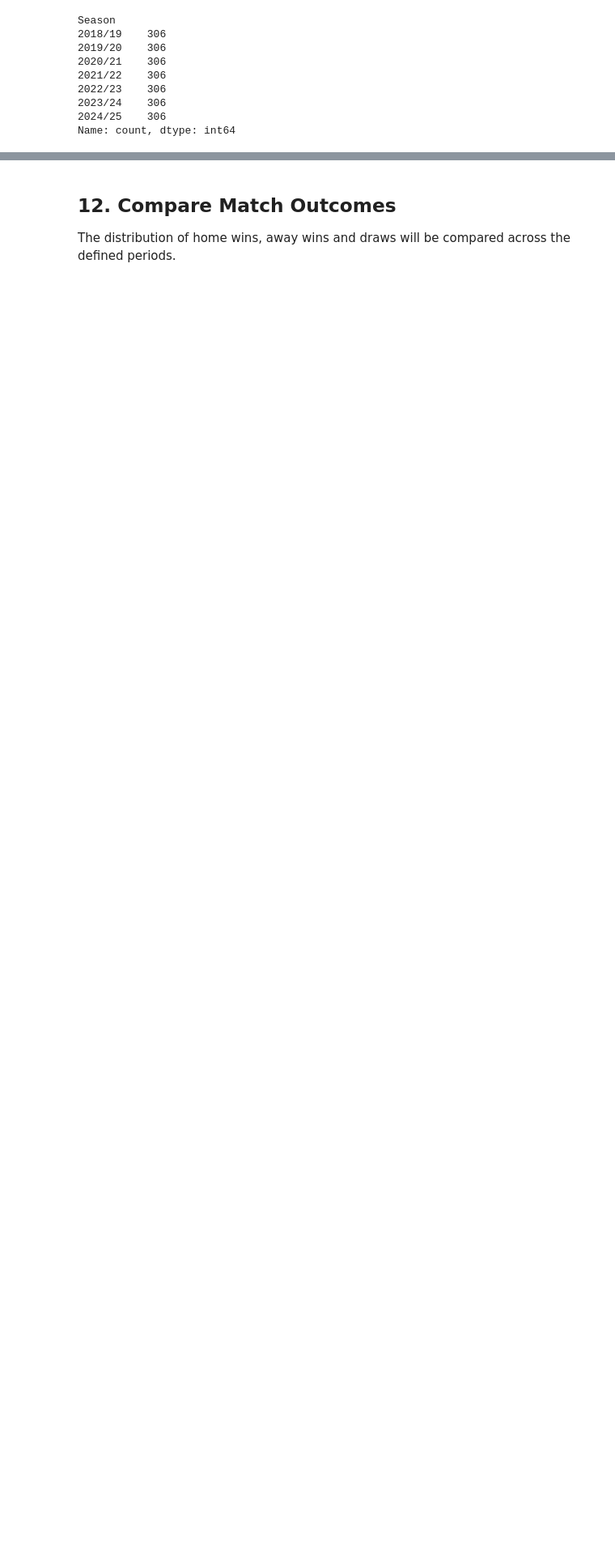
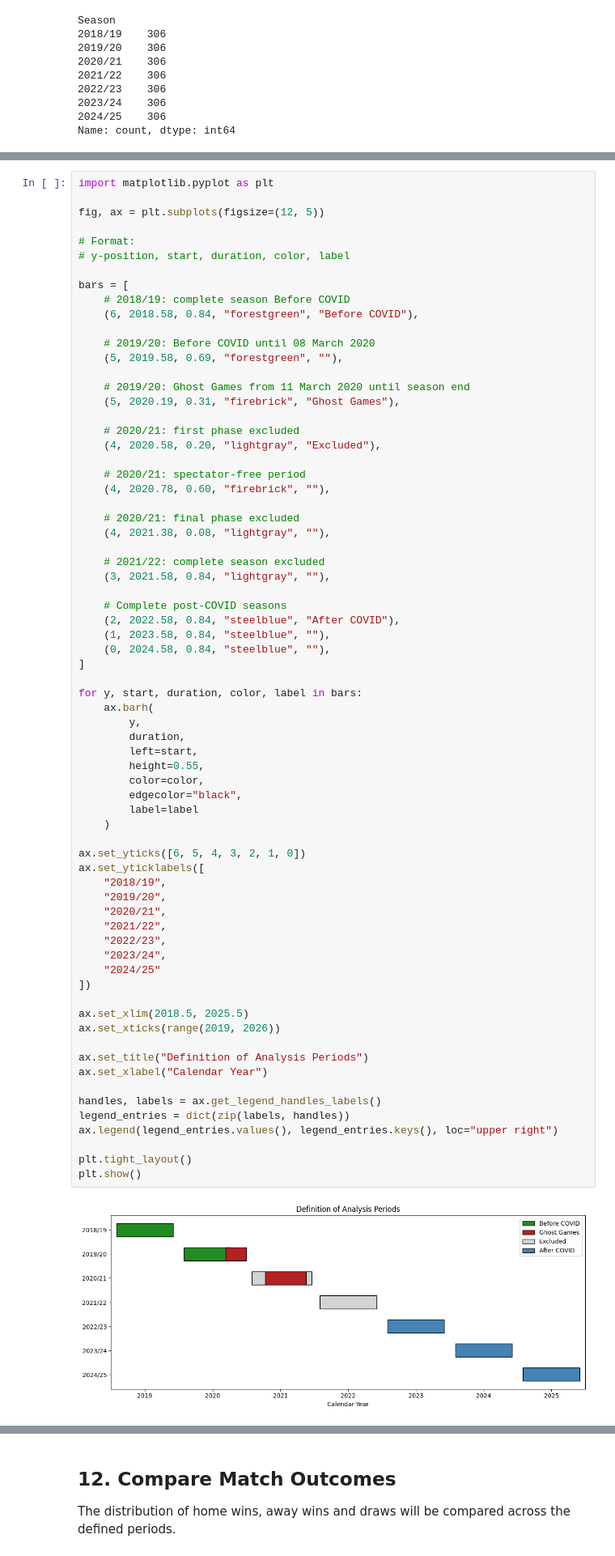
Before and after one commit to WilliTropical/bundesliga-home-advantage-covid, a Jupyter notebook: bundesliga_covid.ipynb, the cells around one changed output, grey strips where cells are left out. Shown at 81% size. Cells and saved outputs as stored; diff of their text form; blank space fills up the shorter version.

```diff
--- a/bundesliga_covid.ipynb
+++ b/bundesliga_covid.ipynb
@@ -307,0 +352,72 @@ Name: count, dtype: int64
+# %%
+import matplotlib.pyplot as plt
+
+fig, ax = plt.subplots(figsize=(12, 5))
+
+# Format:
+# y-position, start, duration, color, label
+
+bars = [
+    # 2018/19: complete season Before COVID
+    (6, 2018.58, 0.84, "forestgreen", "Before COVID"),
+
+    # 2019/20: Before COVID until 08 March 2020
+    (5, 2019.58, 0.69, "forestgreen", ""),
+
+    # 2019/20: Ghost Games from 11 March 2020 until season end
+    (5, 2020.19, 0.31, "firebrick", "Ghost Games"),
+
+    # 2020/21: first phase excluded
+    (4, 2020.58, 0.20, "lightgray", "Excluded"),
+
+    # 2020/21: spectator-free period
+    (4, 2020.78, 0.60, "firebrick", ""),
+
+    # 2020/21: final phase excluded
+    (4, 2021.38, 0.08, "lightgray", ""),
+
+    # 2021/22: complete season excluded
+    (3, 2021.58, 0.84, "lightgray", ""),
+
+    # Complete post-COVID seasons
+    (2, 2022.58, 0.84, "steelblue", "After COVID"),
+    (1, 2023.58, 0.84, "steelblue", ""),
+    (0, 2024.58, 0.84, "steelblue", ""),
+]
+
+for y, start, duration, color, label in bars:
+    ax.barh(
+        y,
+        duration,
+        left=start,
+        height=0.55,
+        color=color,
+        edgecolor="black",
+        label=label
+    )
+
+ax.set_yticks([6, 5, 4, 3, 2, 1, 0])
+ax.set_yticklabels([
+    "2018/19",
+    "2019/20",
+    "2020/21",
+    "2021/22",
+    "2022/23",
+    "2023/24",
+    "2024/25"
+])
+
+ax.set_xlim(2018.5, 2025.5)
+ax.set_xticks(range(2019, 2026))
+
+ax.set_title("Definition of Analysis Periods")
+ax.set_xlabel("Calendar Year")
+
+handles, labels = ax.get_legend_handles_labels()
+legend_entries = dict(zip(labels, handles))
+ax.legend(legend_entries.values(), legend_entries.keys(), loc="upper right")
+
+plt.tight_layout()
+plt.show()
+# %% [output]
+[figure, added]
```
Also changed, not shown: parts of 30 cells of this notebook, 1 other file.
